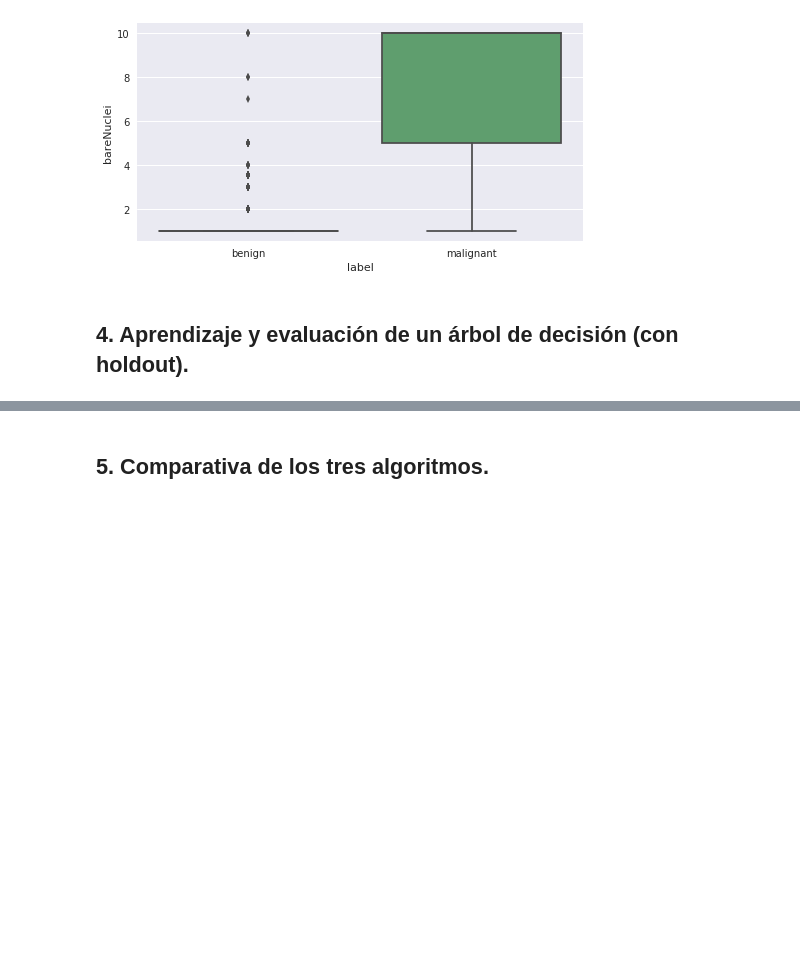
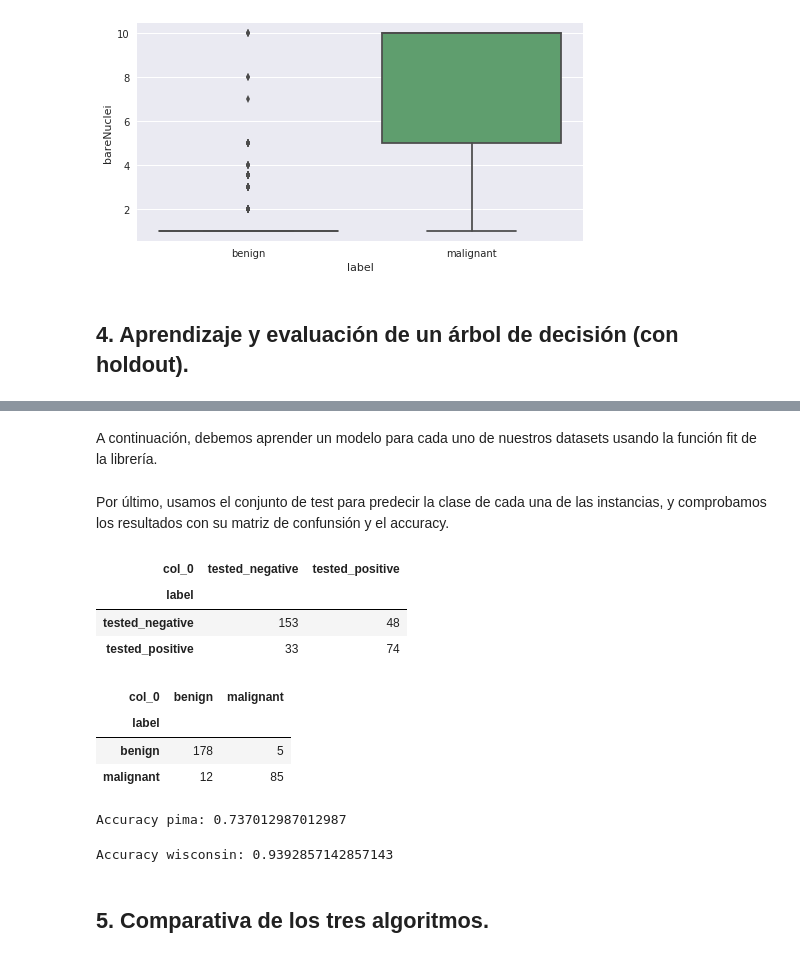
Before and after one commit to VanessaNav/DataMining, a Jupyter notebook: Prac1IvanVanessa.ipynb, the cells around one changed output, grey strips where cells are left out. Cells and saved outputs as stored; diff of their text form; code cells hidden in the pictures; blank space fills up the shorter version.

```diff
--- a/Prac1IvanVanessa.ipynb
+++ b/Prac1IvanVanessa.ipynb
@@ -470,0 +473,5 @@ gSingleBoxplot(cleanDf2,'bareNuclei')
+# %%
+from sklearn import tree
+# Init the models(set hyperparameters)
+model1 = tree.DecisionTreeClassifier(random_state=seed)
+model2 = tree.DecisionTreeClassifier(random_state=seed)
@@ -471,2 +480,48 @@ gSingleBoxplot(cleanDf2,'bareNuclei')
+# %%
+features1 = pimaTraining.drop('label',1)
+labels1 = pimaTraining['label']
+
+features2 = wisconsinTraining.drop('label',1)
+labels2 = wisconsinTraining['label']
+# %% [markdown]
+A continuación, debemos aprender un modelo para cada uno de nuestros datasets usando la función fit de la librería.
+# %%
+# Use fit to learn from a configured model
+classifier1 = model1.fit(features1, labels1)
+classifier2 = model2.fit(features2, labels2)
+# %% [markdown]
+Por último, usamos el conjunto de test para predecir la clase de cada una de las instancias, y comprobamos los resultados con su matriz de confunsión y el accuracy.
+# %%
+testFeatures1 = pimaTest.drop('label',1)
+prediction1 = classifier1.predict(testFeatures1)
+
+testFeatures2 = wisconsinTest.drop('label',1)
+prediction2 = classifier2.predict(testFeatures2)
+# %%
+pd.crosstab(pimaTest['label'], prediction1)
+# %% [output]
+| col_0 | tested_negative | tested_positive |
+| label |  |  |
+| tested_negative | 153 | 48 |
+| tested_positive | 33 | 74 |
+# %%
+pd.crosstab(wisconsinTest['label'], prediction2)
+# %% [output]
+| col_0 | benign | malignant |
+| label |  |  |
+| benign | 178 | 5 |
+| malignant | 12 | 85 |
+# %%
+comparison1 = pimaTest[pimaTest['label'] == prediction1]
+accuracy1 = len(comparison1) / len(pimaTest)
+print("Accuracy pima:", accuracy1)
+# %% [output]
+Accuracy pima: 0.737012987012987
+# %%
+comparison2 = wisconsinTest[wisconsinTest['label'] == prediction2]
+accuracy2 = len(comparison2) / len(wisconsinTest)
+print("Accuracy wisconsin:", accuracy2)
+# %% [output]
+Accuracy wisconsin: 0.9392857142857143
 # %% [markdown]
 ## 5. Comparativa de los tres algoritmos.
```
Also changed, not shown: parts of 4 cells of this notebook.
